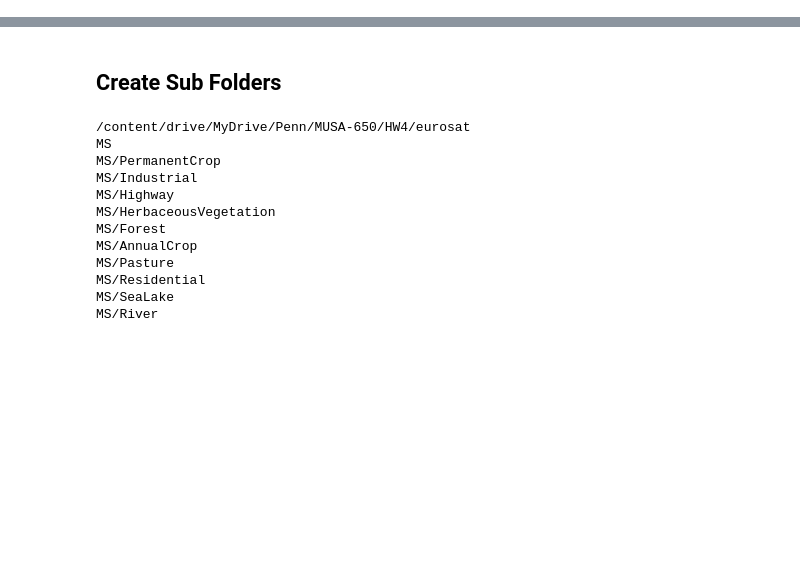
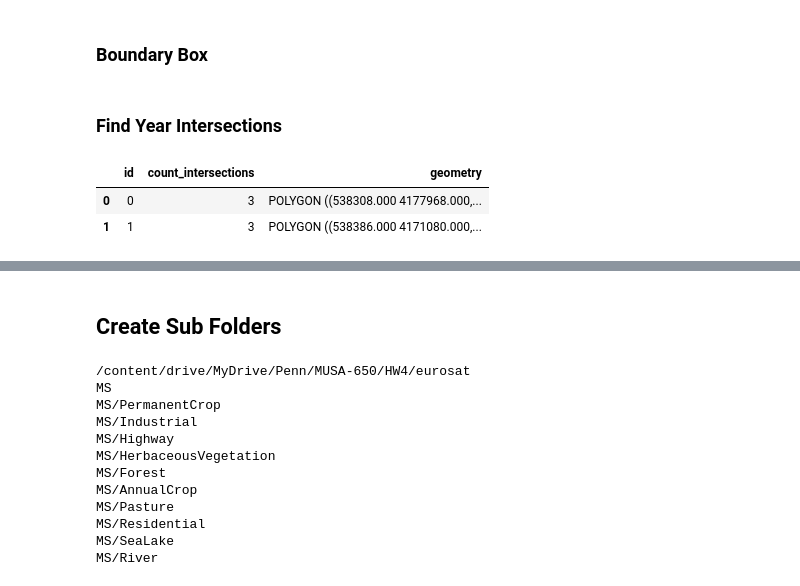
Before and after one commit to nelmsal/MUSA650_FinalProject_RightOfWayClassification, a Jupyter notebook: scripts/download_zipfile.ipynb, the cells around one changed output, grey strips where cells are left out. Cells and saved outputs as stored; diff of their text form; code cells hidden in the pictures; blank space fills up the shorter version.

```diff
--- a/scripts/download_zipfile.ipynb
+++ b/scripts/download_zipfile.ipynb
@@ -135,0 +133,2 @@ sf_landform = gpd.GeoDataFrame(geometry=[sf_landform], crs=project_crs).to_crs(t
+# %% [markdown]
+### Boundary Box
@@ -135,0 +161,71 @@ sf_landform = gpd.GeoDataFrame(geometry=[sf_landform], crs=project_crs).to_crs(t
+# %% [markdown]
+### Find Year Intersections
+# %%
+# get overlapping counts
+## from stack overflow
+## https://gis.stackexchange.com/questions/387773/count-overlapping-features-using-geopandas
+def count_overlapping_features(in_gdf):
+    import shapely
+    # Get the name of the column containing the geometries
+    geom_col = in_gdf.geometry.name
+
+    # Setting up a single piece that will be split later
+    input_parts = [in_gdf.unary_union.buffer(0)]
+
+    # Finding all the "cutting" boundaries. Note: if the input GDF has
+    # MultiPolygons, it will treat each of the geometry's parts as individual
+    # pieces.
+    cutting_boundaries = []
+    for i, row in in_gdf.iterrows():
+        this_row_geom = row[geom_col]
+        this_row_boundary = this_row_geom.boundary
+        if this_row_boundary.type[:len('multi')].lower() == 'multi':
+            cutting_boundaries = cutting_boundaries + list(this_row_boundary.geoms)
+        else:
+            cutting_boundaries.append(this_row_boundary)
+
+
+    # Split the big input geometry using each and every cutting boundary
+    for boundary in cutting_boundaries:
+        splitting_results = []
+        for j,part in enumerate(input_parts):
+            new_parts = list(shapely.ops.split(part, boundary).geoms)
+            splitting_results = splitting_results + new_parts
+        input_parts = splitting_results
+
+    # After generating all of the split pieces, create a new GeoDataFrame
+    new_gdf = gpd.GeoDataFrame({'id':range(len(splitting_results)),
+                                geom_col:splitting_results,
+                                },
+                               crs=in_gdf.crs,
+                               geometry=geom_col)
+
+    # Find the new centroids.
+    new_gdf['geom_centroid'] = new_gdf.centroid
+
+    # Starting the count at zero
+    new_gdf['count_intersections'] = 0
+
+    # For each of the `new_gdf`'s rows, find how many overlapping features
+    # there are from the input GDF.
+    for i,row in new_gdf.iterrows():
+        new_gdf.loc[i,'count_intersections'] = in_gdf.intersects(row['geom_centroid']).astype(int).sum()
+        pass
+
+    # Dropping the column containing the centroids
+    new_gdf = new_gdf.drop(columns=['geom_centroid'])[['id','count_intersections',geom_col]]
+
+    return new_gdf
+
+intersect_gdf = count_overlapping_features(y_gdf[y_gdf.index>=2016])
+intersect_gdf
+
+# PLOT
+img_gdf = gpd.GeoDataFrame(img_df, crs=img_df['proj'].values[0], geometry = img_df['bgeom'])
+#ax = img_gdf.plot(alpha=.5, column='year', ec='black', lw=2, legend=True)
+ax = intersect_gdf.plot(column='count_intersections', ec='black', lw=2, legend=True)
+sf_landform.plot(ax=ax, zorder=8, color='None')
+# %% [output]
+|  | id | count_intersections | geometry |
+| 0 | 0 | 3 | POLYGON ((538308.000 4177968.000,... |
+| 1 | 1 | 3 | POLYGON ((538386.000 4171080.000,... |
```
Also changed, not shown: parts of 40 cells of this notebook, 4 other files.
